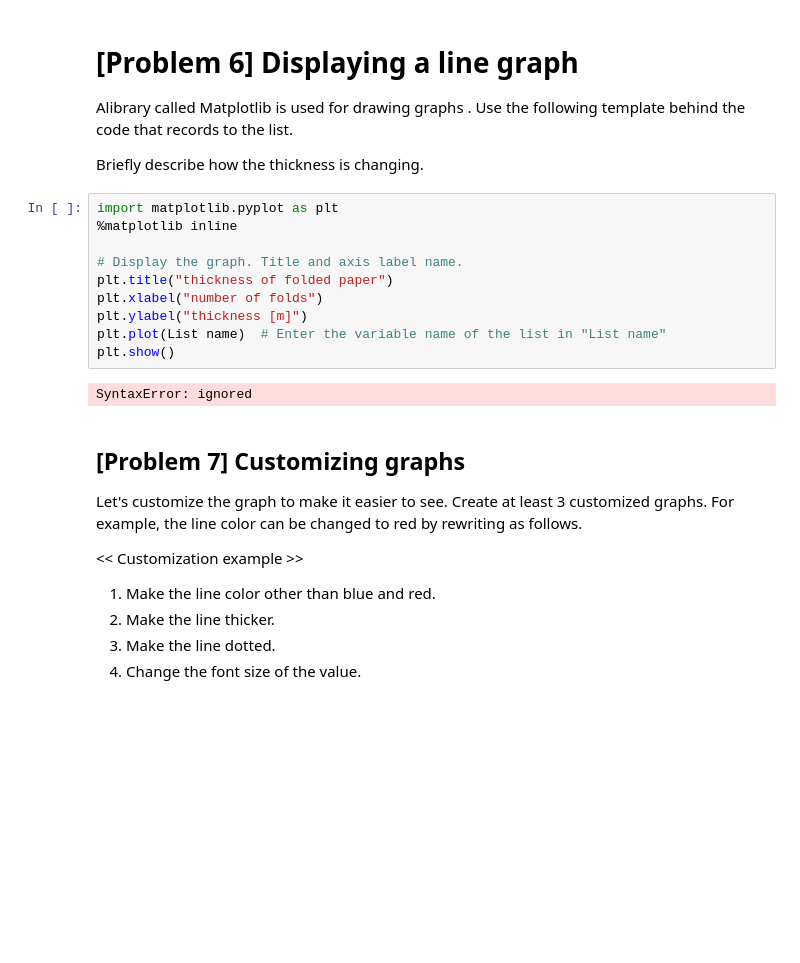
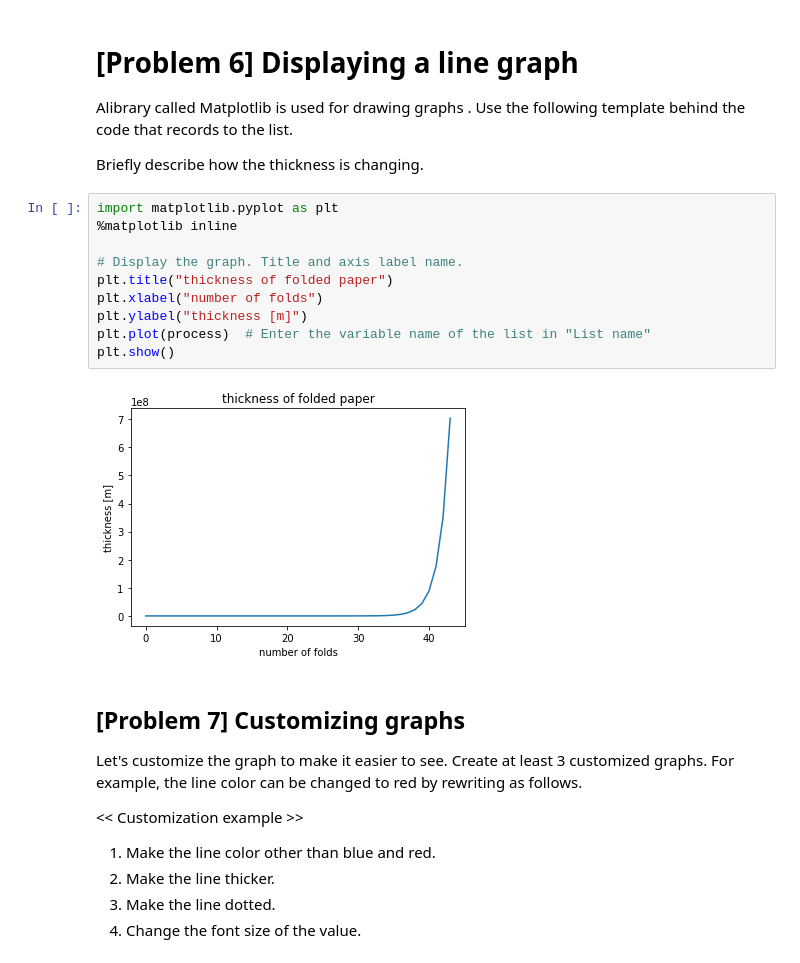
Before and after one commit to Sh-Dulguun/Dulguun.github.io, a Jupyter notebook: Paper_folding_problem.ipynb, the cells around one changed output. Saved outputs shown, nothing was run; the diff lists cells and outputs as text; blank space fills up the shorter version.

```diff
--- a/Paper_folding_problem.ipynb
+++ b/Paper_folding_problem.ipynb
@@ -97,15 +112,15 @@ Briefly describe how the thickness is changing.
 # %%
 import matplotlib.pyplot as plt
 %matplotlib inline
 
 # Display the graph. Title and axis label name.
 plt.title("thickness of folded paper")
 plt.xlabel("number of folds")
 plt.ylabel("thickness [m]")
-plt.plot(List name)  # Enter the variable name of the list in "List name"
+plt.plot(process)  # Enter the variable name of the list in "List name"
 plt.show()
 # %% [output]
-SyntaxError: ignored
+[figure, added]
 # %% [markdown]
 ## **[Problem 7] Customizing graphs**
 Let's customize the graph to make it easier to see. Create at least 3 customized graphs. For example, the line color can be changed to red by rewriting as follows.
```
Also changed, not shown: parts of 2 cells of this notebook.
